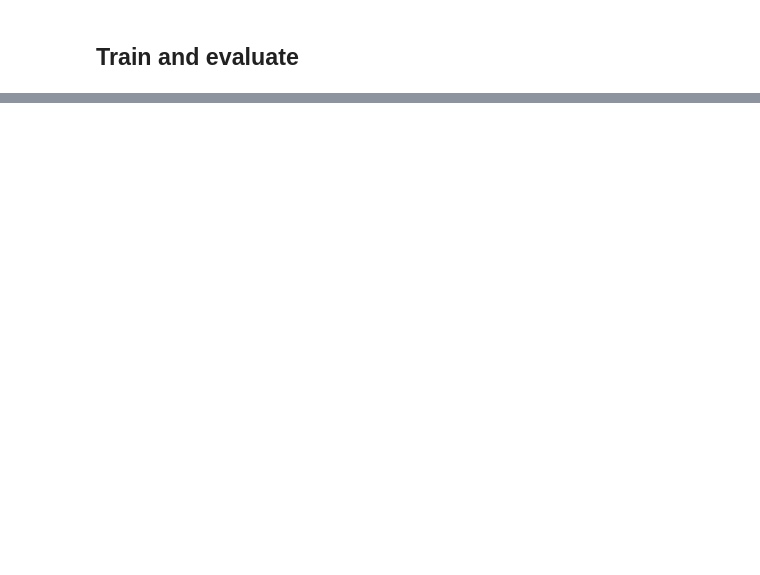
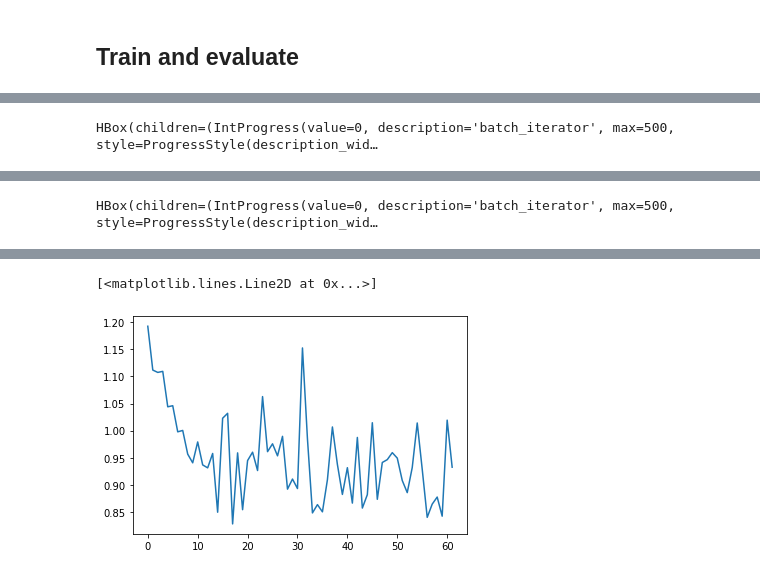
Before and after one commit to krishansubudhi/gendered-pronoun-resolution, a Jupyter notebook: TrainGAP.ipynb, the cells around one changed output, grey strips where cells are left out. Drawn from its saved outputs; the diff is of its cells as text; code cells hidden in the pictures; blank space fills up the shorter version.

Commit message:
Basic training notebook with 3 approaches.

```diff
--- a/TrainGAP.ipynb
+++ b/TrainGAP.ipynb
@@ -160,21 +162,30 @@ class BertForPronounResolutionMul(BertPreTrainedModel):
 # %% [markdown]
 ## Segment ID model architecture
 # %%
+'''
+input = same as bert
+input embedding ids = 1 for P, 2 For A, 3 for B, 0 for rest. A,B and P are only first tokens of their respective words
+logits = CLS_hidden
+'''
+
 class BertForPronounResolution_Segment(BertPreTrainedModel):
-    def __init__(self, config : BertConfig):
-
-        config.type_vocab_size = 4
-        print(config)
+    def __init__(self, config):
         super(BertForPronounResolution_Segment, self).__init__(config)
-
         self.bert = BertModel(config)
+        self.config.type_vocab_size = 4
 
         self.classification = torch.nn.Linear(config.hidden_size , 3)
+        self.token_type_embeddings = torch.nn.Embedding(config.type_vocab_size, config.hidden_size)
 
         self.init_weights()
 
 
-    def get_token_type_ids(inp,p):
+    def post_init(self):
+        #print(self.bert.embeddings.token_type_embeddings.weight)
+        self.bert.embeddings.token_type_embeddings = self.token_type_embeddings
+        #print(self.bert.embeddings.token_type_embeddings.weight)
+
+    def get_token_type_ids(self,inp,p):
         tokentypes = torch.zeros_like(inp)
         tokentypes[p[0]]=1
         tokentypes[p[1]]=2
@@ -183,18 +194,16 @@ class BertForPronounResolution_Segment(BertPreTrainedModel):
 
     def forward(self, input_ids, attention_mask, pab, labels = None, token_type_ids = None ):
 
-        token_type_ids = torch.tensor([ get_token_type_ids(inp,p)  for inp,p in zip(input_ids, pab) ])
+        #print([ self.get_token_type_ids(inp,p)  for inp,p in zip(input_ids, pab) ])
+        token_type_ids = torch.cat([ self.get_token_type_ids(inp,p).unsqueeze(0)  for inp,p in zip(input_ids, pab) ], dim =0)
 
-        print(f'token types = {token_type_ids}')
+        #print(f'token types = {token_type_ids}')
 
         output = self.bert(input_ids, attention_mask, token_type_ids, None, None)
 
         pooler_output = output[1]
 
-        #print(attentions)
         logits = self.classification(pooler_output)
-        torch.sum(attentions, dim = 2)#batch size x 3
-
         #print(logits)
 
         output = (logits,) + output[2:] #hidden states and attention if present
@@ -208,6 +217,8 @@ class BertForPronounResolution_Segment(BertPreTrainedModel):
         return output
 
 # m = BertForPronounResolution_Segment.from_pretrained('bert-base-uncased')
+# m.post_init()
+
 # a = torch.randint(high = 100,size = (2,5))
 # pab = torch.randint(low = 1, high = 5, size = (2,3))
 # m(a,None,pab)
@@ -231,7 +242,7 @@ torch.Size([454, 512]) torch.Size([454, 512]) torch.Size([454, 3]) torch.Size([4
 # %%
 import argparse
 args = argparse.Namespace(
-    epochs = 3,
+    epochs = 2,
     lr = 2E-5,
     per_step_batch_size = 64,
     gradient_acc = 16
@@ -239,6 +250,3 @@ args = argparse.Namespace(
 
 batch_size = args.per_step_batch_size//args.gradient_acc
 args.batch_size = batch_size
-
-
-torch.cuda.memory_allocated(device)
@@ -480,0 +470,5 @@ step = 495, loss = 0.219262957572937
+# %%
+model = BertForPronounResolution_Segment.from_pretrained('bert-base-uncased')
+model.post_init()
+model = model.to(device)
+torch.cuda.memory_allocated(device)
@@ -480,0 +494,4 @@ step = 495, loss = 0.219262957572937
+# %%
+losses = train(train_dataset, val_dataset, model, args)
+plt.plot(losses)
+# %% [output]
@@ -480,0 +499 @@ step = 495, loss = 0.219262957572937
+HBox(children=(IntProgress(value=0, description='batch_iterator', max=500, style=ProgressStyle(description_wid…
@@ -480,0 +519 @@ step = 495, loss = 0.219262957572937
+HBox(children=(IntProgress(value=0, description='batch_iterator', max=500, style=ProgressStyle(description_wid…
@@ -480,0 +539,2 @@ step = 495, loss = 0.219262957572937
+[<matplotlib.lines.Line2D at 0x...>]
+[figure, added]
```
Also changed, not shown: parts of 16 cells of this notebook.
